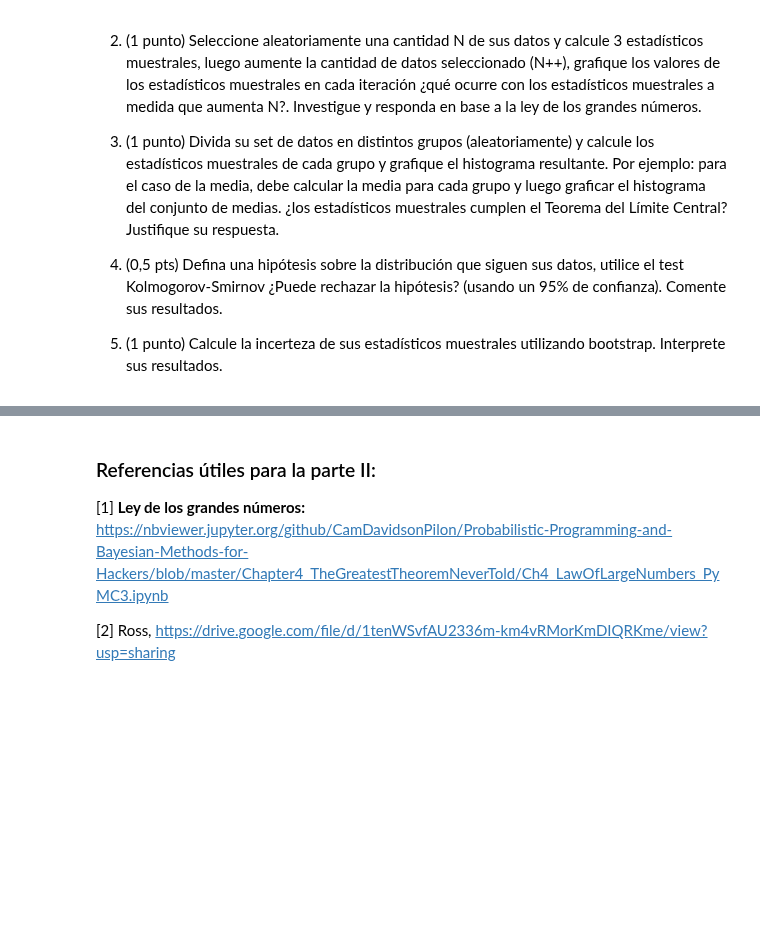
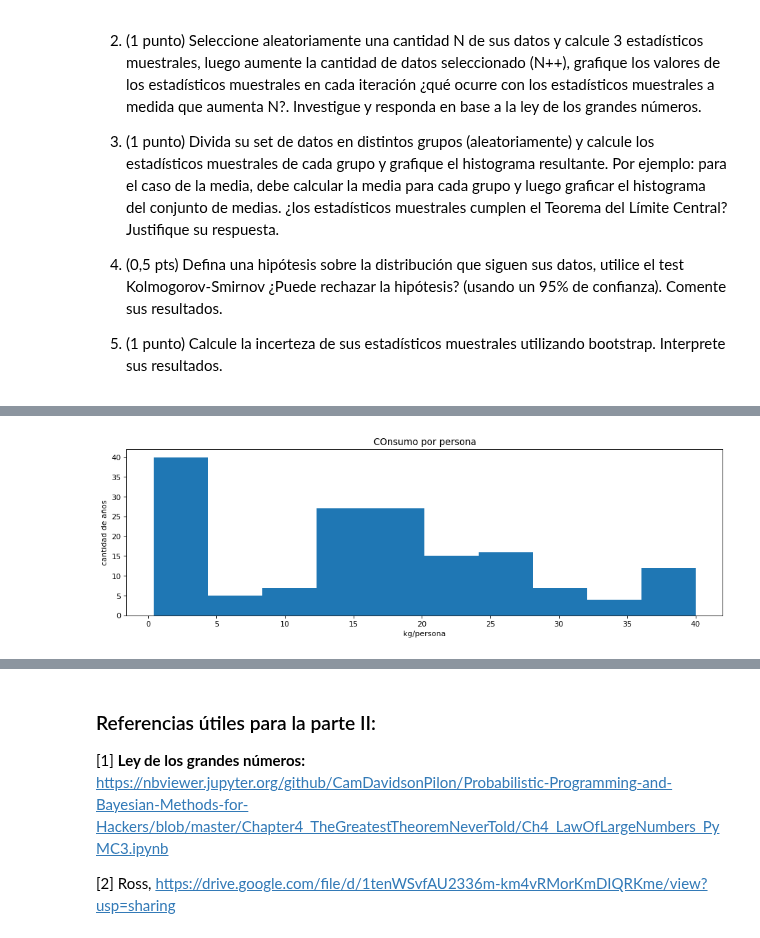
Before and after one commit to estebantejeda/INFO274, a Jupyter notebook: Proyecto/Proyecto_Unidad1.ipynb, the cells around one changed output, grey strips where cells are left out. Drawn from its saved outputs; the diff is of its cells as text; code cells hidden in the pictures; blank space fills up the shorter version.

```diff
--- a/Proyecto/ProyectoUnidad1.ipynb
+++ b/Proyecto/Proyecto_Unidad1.ipynb
@@ -386,3 +386,8 @@ Ejemplo de repositorio de datos climáticos: www.cr2.cl
 4. (0,5 pts) Defina una hipótesis sobre la distribución que siguen sus datos, utilice el test Kolmogorov-Smirnov ¿Puede rechazar la hipótesis? (usando un 95% de confianza). Comente sus resultados.
 
 5. (1 punto) Calcule la incerteza de sus estadísticos muestrales utilizando bootstrap. Interprete sus resultados.
+# %%
+datos = pd.read_csv("DP_LIVE_03102021210904857.csv")
+# %%
+data = datos[datos["LOCATION"]=="CHL"]
+data.head()
@@ -388,0 +401,3 @@ Ejemplo de repositorio de datos climáticos: www.cr2.cl
+# %%
+data_a = pd.get_dummies(data, columns=['SUBJECT'])
+data_b = data_a[data_a["MEASURE"]=="KG_CAP"]
@@ -388,0 +406,9 @@ Ejemplo de repositorio de datos climáticos: www.cr2.cl
+# %%
+#data_a.drop('INDICATOR', axis=1, inplace=True)
+fig, ax = plt.subplots(1, 1, figsize=(14, 4), dpi=80)
+ax.set_title("COnsumo por persona")
+ax.set(xlabel='kg/persona', ylabel='cantidad de años')
+ax.hist(data_b['Value'])
+plt.show()
+# %% [output]
+[figure, added]
```
Also changed, not shown: parts of 3 cells of this notebook, 3 other files.
